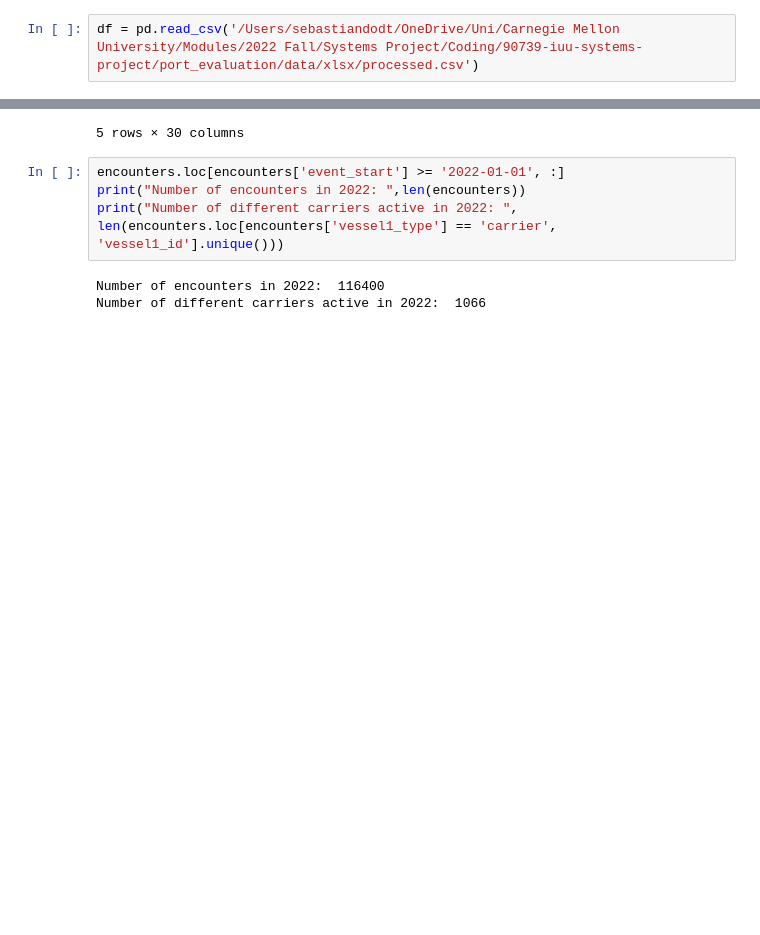
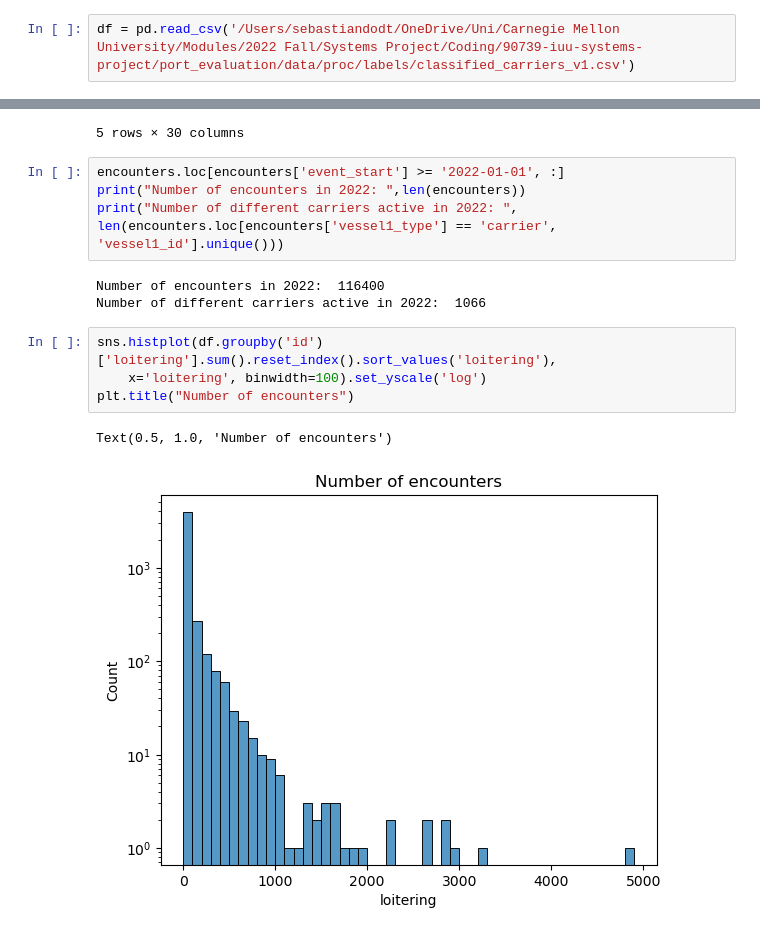
Before and after one commit to sebdodt/90739-iuu-systems-project, a Jupyter notebook: port_evaluation/eda/sebs_explorations.ipynb, the cells around one changed output, grey strips where cells are left out. Cells and saved outputs as stored; diff of their text form; blank space fills up the shorter version.

```diff
--- a/port_evaluation/eda/sebs_explorations.ipynb
+++ b/port_evaluation/eda/sebs_explorations.ipynb
@@ -3,7 +3,7 @@ import pandas as pd
 import seaborn as sns
 import matplotlib.pyplot as plt
 # %%
-df = pd.read_csv('/Users/sebastiandodt/OneDrive/Uni/Carnegie Mellon University/Modules/2022 Fall/Systems Project/Coding/90739-iuu-systems-project/port_evaluation/data/xlsx/processed.csv')
+df = pd.read_csv('/Users/sebastiandodt/OneDrive/Uni/Carnegie Mellon University/Modules/2022 Fall/Systems Project/Coding/90739-iuu-systems-project/port_evaluation/data/proc/labels/classified_carriers_v1.csv')
 # %%
 df['share_of_loitering'] = df['loitering']/(df['encounter']+df['loitering'])
 df['more_than_100_encounters'] = df['loitering'] + df['encounter'] > 100
@@ -137,3 +137,10 @@ print("Number of different carriers active in 2022: ", len(encounters.loc[encoun
 # %% [output]
 Number of encounters in 2022:  116400
 Number of different carriers active in 2022:  1066
+# %%
+sns.histplot(df.groupby('id')['loitering'].sum().reset_index().sort_values('loitering'),
+    x='loitering', binwidth=100).set_yscale('log')
+plt.title("Number of encounters")
+# %% [output]
+Text(0.5, 1.0, 'Number of encounters')
+[figure, added]
```
Also changed, not shown: parts of 3 cells of this notebook.
